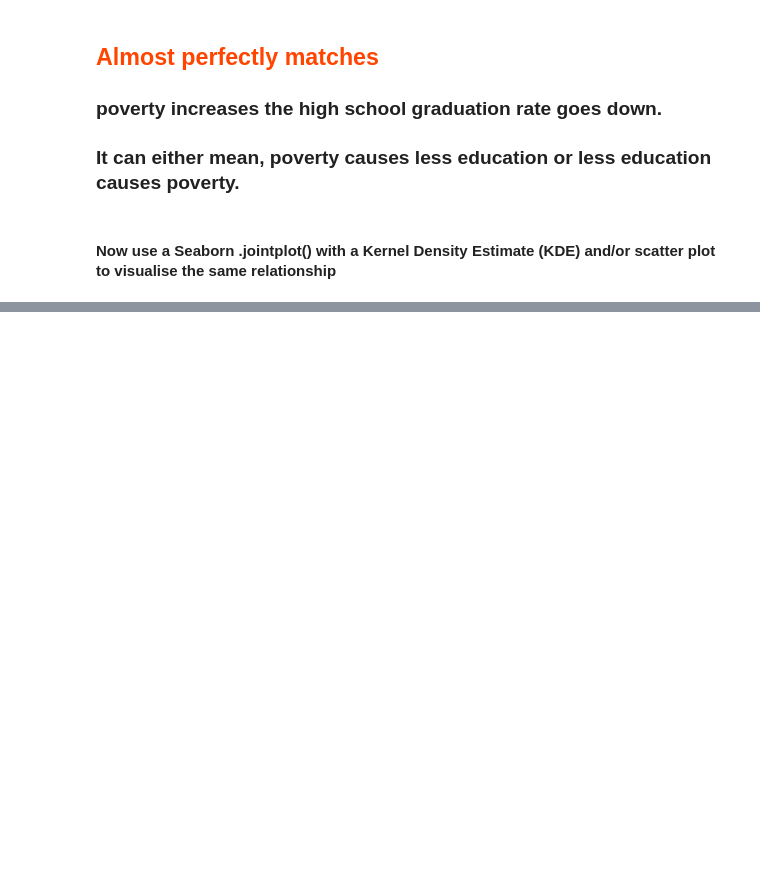
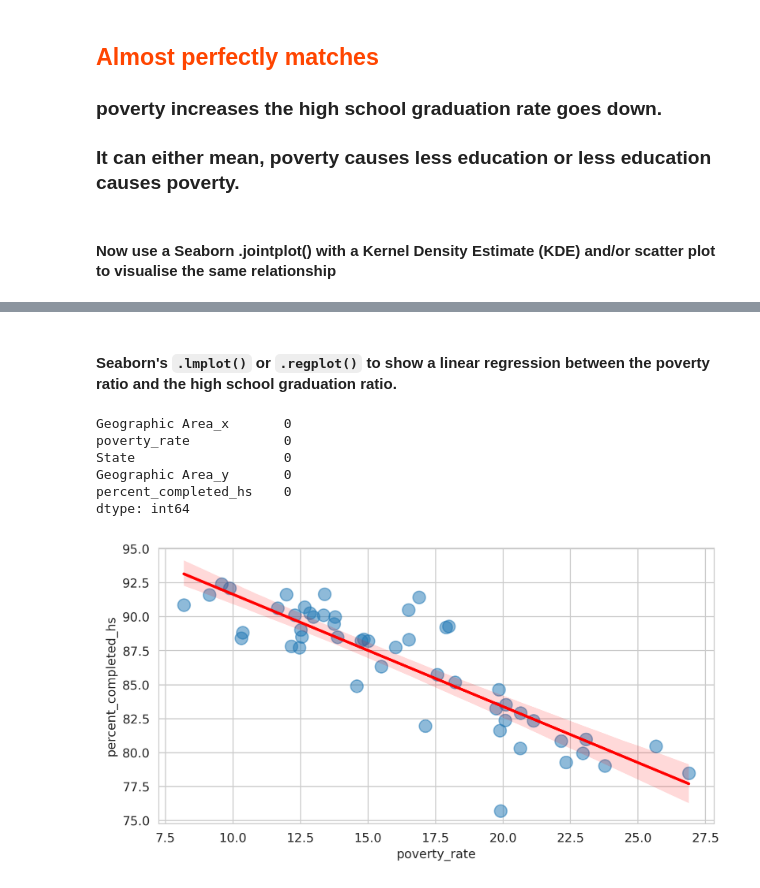
Before and after one commit to shubhenduanupamdutta/Portfolio_19_Death_Police_US, a Jupyter notebook: Fatal_Force_Analysis.ipynb, the cells around one changed output, grey strips where cells are left out. Saved outputs shown, nothing was run; the diff lists cells and outputs as text; code cells hidden in the pictures; blank space fills up the shorter version.

Commit message:
Analyse relationship between poverty and graduation
Analysed realationship between poverty and graduation using
regresstion analysis. Used seaborn regplot and lmplot to do it.

```diff
--- a/Fatal_Force_Analysis.ipynb
+++ b/Fatal_Force_Analysis.ipynb
@@ -396 +396,27 @@ plt.show()
 [figure]
+# %% [markdown]
+#### Seaborn's `.lmplot()` or `.regplot()` to show a linear regression between the poverty ratio and the high school graduation ratio.
+# %%
+df_poverty_graduation.isna().sum()
+# %% [output]
+Geographic Area_x       0
+poverty_rate            0
+State                   0
+Geographic Area_y       0
+percent_completed_hs    0
+dtype: int64
+# %%
+df_poverty_graduation['percent_completed_hs'] = df_poverty_graduation['percent_completed_hs'].astype(float)
+df_poverty_graduation['poverty_rate'] = df_poverty_graduation['poverty_rate'].astype(float)
+plt.figure(figsize=(8, 4), dpi=256)
+with sns.axes_style("whitegrid"):
+    axes = sns.regplot(
+        data=df_poverty_graduation,
+        x="poverty_rate",
+        y="percent_completed_hs",
+        scatter_kws={"s": 100, "alpha": 0.5},
+        line_kws={"color": "red"},
+    )
+plt.show()
+# %% [output]
+[figure, added]
```
Also changed, not shown: parts of 2 cells of this notebook.
